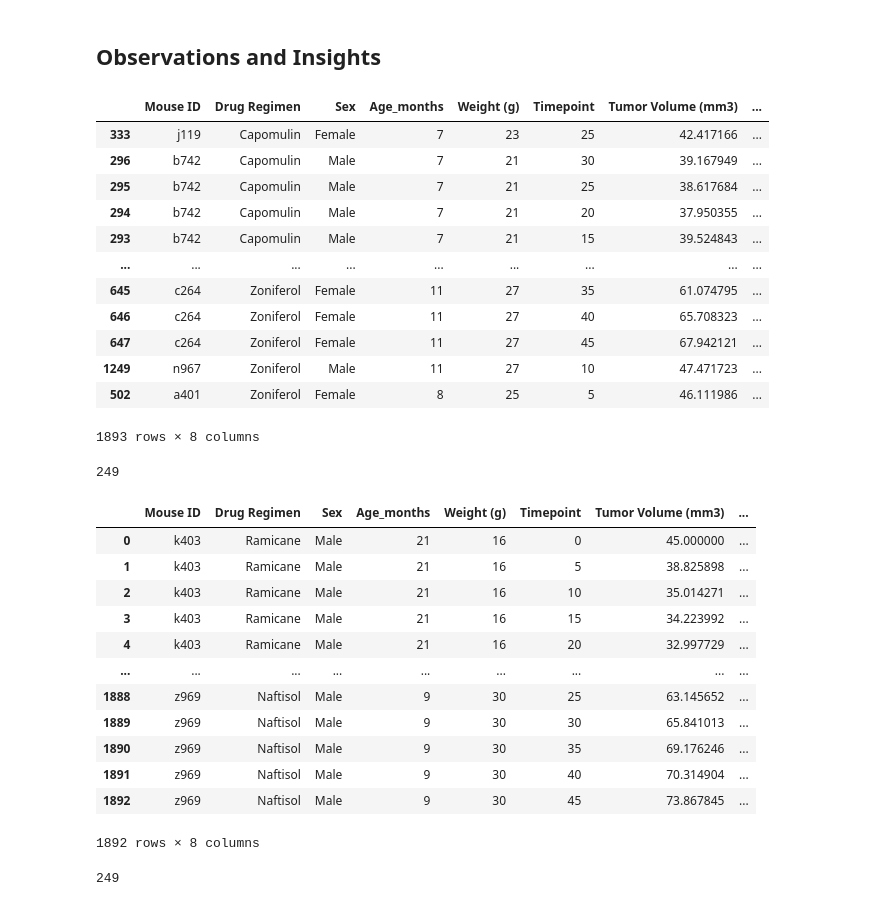
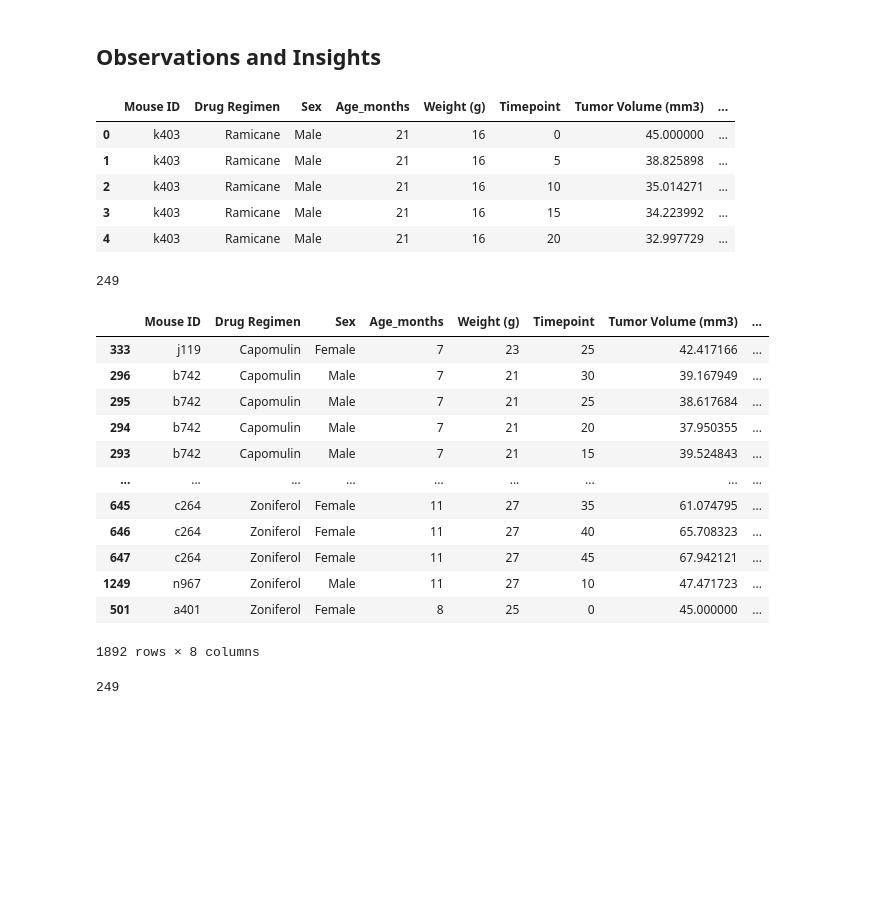
Before and after one commit to Corters22/Pymaceuticals_Review, a Jupyter notebook: pymaceuticals_starter.ipynb, the cells around one changed output. Cells and saved outputs as stored; diff of their text form; code cells hidden in the pictures; blank space fills up the shorter version.

```diff
--- a/pymaceuticals_starter.ipynb
+++ b/pymaceuticals_starter.ipynb
@@ -3,36 +3,31 @@
 # %%
 # Dependencies and Setup
 import matplotlib.pyplot as plt
 import pandas as pd
 import scipy.stats as st
 import numpy as np
 
 # Study data files
 mouse_metadata_path = "data/Mouse_metadata.csv"
 study_results_path = "data/Study_results.csv"
 
 # Read the mouse data and the study results
 mouse_metadata = pd.read_csv(mouse_metadata_path)
 study_results = pd.read_csv(study_results_path)
 
 # Combine the data into a single dataset
 full_data_df = pd.merge(mouse_metadata, study_results, on="Mouse ID")
+#mouse dataframe
+mouse_metadata_df = pd.DataFrame(mouse_metadata)
 # Display the data table for preview
-full_data_df.sort_values('Drug Regimen')
+full_data_df.head()
 # %% [output]
 |  | Mouse ID | Drug Regimen | Sex | Age_months | Weight (g) | Timepoint | Tumor Volume (mm3) | ... |
-| 333 | j119 | Capomulin | Female | 7 | 23 | 25 | 42.417166 | ... |
-| 296 | b742 | Capomulin | Male | 7 | 21 | 30 | 39.167949 | ... |
-| 295 | b742 | Capomulin | Male | 7 | 21 | 25 | 38.617684 | ... |
-| 294 | b742 | Capomulin | Male | 7 | 21 | 20 | 37.950355 | ... |
-| 293 | b742 | Capomulin | Male | 7 | 21 | 15 | 39.524843 | ... |
-| ... | ... | ... | ... | ... | ... | ... | ... | ... |
-| 645 | c264 | Zoniferol | Female | 11 | 27 | 35 | 61.074795 | ... |
-| 646 | c264 | Zoniferol | Female | 11 | 27 | 40 | 65.708323 | ... |
-| 647 | c264 | Zoniferol | Female | 11 | 27 | 45 | 67.942121 | ... |
-| 1249 | n967 | Zoniferol | Male | 11 | 27 | 10 | 47.471723 | ... |
-| 502 | a401 | Zoniferol | Female | 8 | 25 | 5 | 46.111986 | ... |
+| 0 | k403 | Ramicane | Male | 21 | 16 | 0 | 45.000000 | ... |
+| 1 | k403 | Ramicane | Male | 21 | 16 | 5 | 38.825898 | ... |
+| 2 | k403 | Ramicane | Male | 21 | 16 | 10 | 35.014271 | ... |
+| 3 | k403 | Ramicane | Male | 21 | 16 | 15 | 34.223992 | ... |
+| 4 | k403 | Ramicane | Male | 21 | 16 | 20 | 32.997729 | ... |
-1893 rows × 8 columns
 # %%
 # Checking the number of mice.
 nu_of_mice = len(full_data_df["Mouse ID"].unique())
@@ -42,20 +37,20 @@ nu_of_mice
 # %%
 # Getting the duplicate mice by ID number that shows up for Mouse ID and Timepoint.
 cleaned_full_data_df = full_data_df.drop_duplicates()
-cleaned_full_data_df
+cleaned_full_data_df.sort_values('Drug Regimen')
 # %% [output]
 |  | Mouse ID | Drug Regimen | Sex | Age_months | Weight (g) | Timepoint | Tumor Volume (mm3) | ... |
-| 0 | k403 | Ramicane | Male | 21 | 16 | 0 | 45.000000 | ... |
-| 1 | k403 | Ramicane | Male | 21 | 16 | 5 | 38.825898 | ... |
-| 2 | k403 | Ramicane | Male | 21 | 16 | 10 | 35.014271 | ... |
-| 3 | k403 | Ramicane | Male | 21 | 16 | 15 | 34.223992 | ... |
-| 4 | k403 | Ramicane | Male | 21 | 16 | 20 | 32.997729 | ... |
+| 333 | j119 | Capomulin | Female | 7 | 23 | 25 | 42.417166 | ... |
+| 296 | b742 | Capomulin | Male | 7 | 21 | 30 | 39.167949 | ... |
+| 295 | b742 | Capomulin | Male | 7 | 21 | 25 | 38.617684 | ... |
+| 294 | b742 | Capomulin | Male | 7 | 21 | 20 | 37.950355 | ... |
+| 293 | b742 | Capomulin | Male | 7 | 21 | 15 | 39.524843 | ... |
 | ... | ... | ... | ... | ... | ... | ... | ... | ... |
-| 1888 | z969 | Naftisol | Male | 9 | 30 | 25 | 63.145652 | ... |
-| 1889 | z969 | Naftisol | Male | 9 | 30 | 30 | 65.841013 | ... |
-| 1890 | z969 | Naftisol | Male | 9 | 30 | 35 | 69.176246 | ... |
-| 1891 | z969 | Naftisol | Male | 9 | 30 | 40 | 70.314904 | ... |
-| 1892 | z969 | Naftisol | Male | 9 | 30 | 45 | 73.867845 | ... |
+| 645 | c264 | Zoniferol | Female | 11 | 27 | 35 | 61.074795 | ... |
+| 646 | c264 | Zoniferol | Female | 11 | 27 | 40 | 65.708323 | ... |
+| 647 | c264 | Zoniferol | Female | 11 | 27 | 45 | 67.942121 | ... |
+| 1249 | n967 | Zoniferol | Male | 11 | 27 | 10 | 47.471723 | ... |
+| 501 | a401 | Zoniferol | Female | 8 | 25 | 0 | 45.000000 | ... |
 1892 rows × 8 columns
 # %%
 # Optional: Get all the data for the duplicate mouse ID.
```
Also changed, not shown: parts of 5 cells of this notebook.
